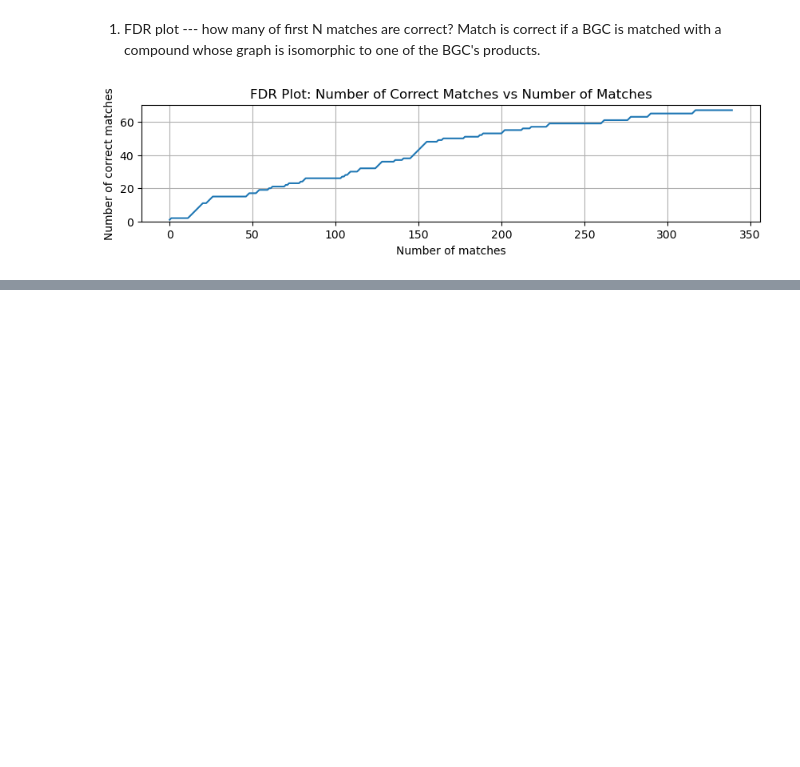
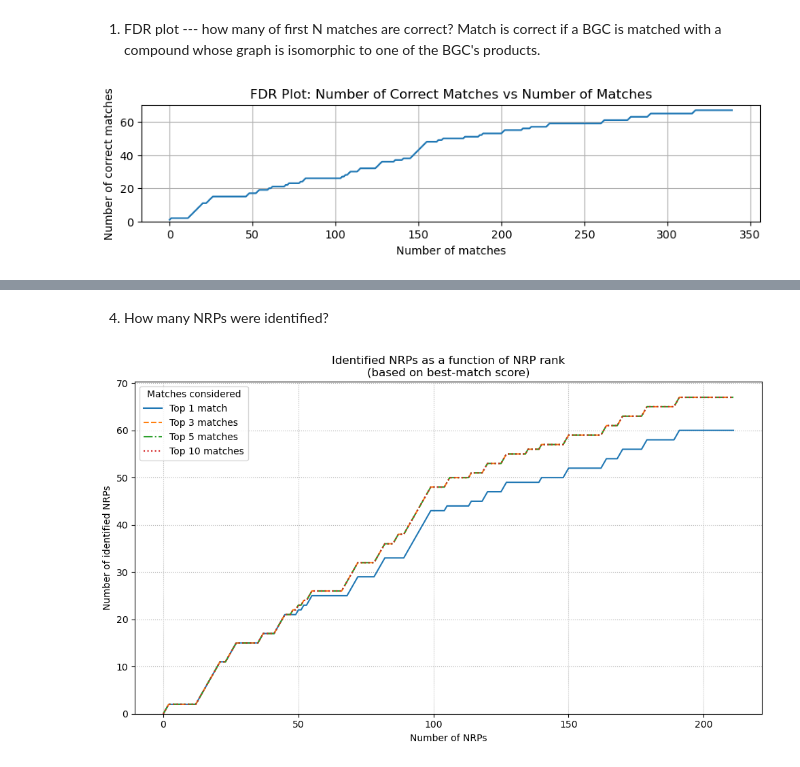
Before and after one commit to gurevichlab/nerpa, a Jupyter notebook: scripts/fdr_plots/build_fdr_plot.ipynb, the cells around one changed output, grey strips where cells are left out. Saved outputs shown, nothing was run; the diff lists cells and outputs as text; code cells hidden in the pictures; blank space fills up the shorter version.

```diff
--- a/scripts/fdr_plots/build_fdr_plot.ipynb
+++ b/scripts/fdr_plots/build_fdr_plot.ipynb
@@ -50,0 +158,65 @@ plt.show()
+# %% [markdown]
+4. How many NRPs were identified?
+# %%
+nrp_to_matches = defaultdict(list)
+for _, row in nerpa_report.iterrows():
+    nrp_id = row['NRP_ID']
+    nrp_to_matches[nrp_id].append(row)
+
+for nrp_id, matches in nrp_to_matches.items():
+    nrp_to_matches[nrp_id] = sorted(matches, key=lambda x: x['Score'], reverse=True)
+
+# q: sort BGCs by the best match score
+nrps = sorted(nrp_to_matches.keys(),
+              key=lambda nrp_id: nrp_to_matches[nrp_id][0]['Score'],
+              reverse=True)
+
+# --------------------------------------------------------------------------
+# SETTINGS
+# --------------------------------------------------------------------------
+TOP_K_VALUES = [1, 3, 5, 10]          # how many top matches to test per curve
+LINE_STYLE   = ["-", "--", "-.", ":"] # one style per curve (optional)
+
+# --------------------------------------------------------------------------
+# BUILD one cumulative-recall curve per k
+# --------------------------------------------------------------------------
+curves = {}            # k  -> list of cumulative counts
+max_len = len(bgcs)    # x-axis length (same for every curve)
+
+for k in TOP_K_VALUES:
+    num_identified = 0
+    cumulative     = [0]              # start at x = 0, y = 0
+
+    for nrp_id in nrps:
+        if any(match_is_correct(row)              # uses your helper
+               for row in nrp_to_matches[nrp_id][:k]):
+            num_identified += 1
+        cumulative.append(num_identified)
+
+    curves[k] = cumulative
+
+# --------------------------------------------------------------------------
+# PLOT
+# --------------------------------------------------------------------------
+fig, ax = plt.subplots(figsize=(10, 6))
+
+for idx, k in enumerate(TOP_K_VALUES):
+    style = LINE_STYLE[idx % len(LINE_STYLE)]
+    ax.plot(range(len(curves[k])), curves[k],
+            style, label=f"Top {k} match{'es' if k > 1 else ''}")
+
+ax.set_xlabel("Number of NRPs")
+ax.set_ylabel("Number of identified NRPs")
+ax.set_title("Identified NRPs as a function of NRP rank\n(based on best-match score)")
+ax.grid(True, which="both", linestyle=":")
+ax.set_ylim(bottom=0)
+ax.legend(title="Matches considered")
+
+# Optional: keep equal aspect if you really want 45° diagonal perception,
+# but many people prefer removing it for easier comparison.
+# ax.set_aspect('equal', adjustable='box')
+
+plt.tight_layout()
+plt.show()
+# %% [output]
+[figure, added]
```
Also changed, not shown: parts of 5 cells of this notebook.
